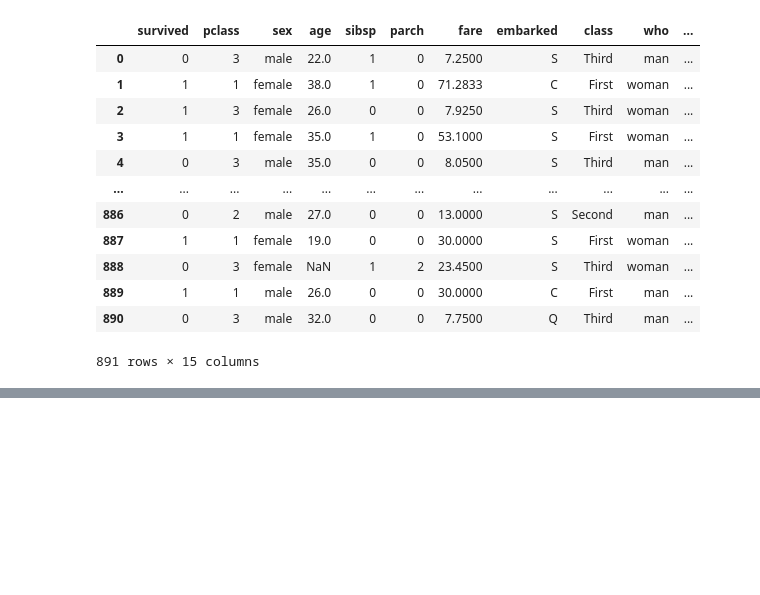
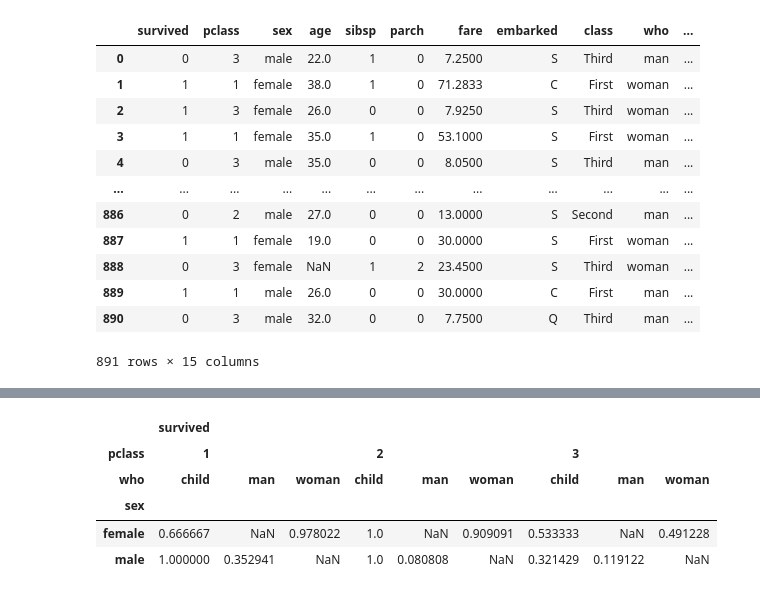
Before and after one commit to yasir5008/DS_-_ITF_Just_Working_Directory, a Jupyter notebook: DS_python_works/DAwPy_Sessions/DAwPy-S6.ipynb, the cells around one changed output, grey strips where cells are left out. Saved outputs shown, nothing was run; the diff lists cells and outputs as text; code cells hidden in the pictures; blank space fills up the shorter version.

```diff
--- a/DS_python_works/DAwPy_Sessions/DAwPy-S6.ipynb
+++ b/DS_python_works/DAwPy_Sessions/DAwPy-S6.ipynb
@@ -70,0 +286,9 @@ titanic                                  #
+# %%
+titanic.groupby(['sex','who','pclass'])[['survived']].mean().unstack().unstack()
+# %% [output]
+|  | survived |  |  |  |  |  |  |  |  |
+| pclass | 1 |  |  | 2 |  |  | 3 |  |  |
+| who | child | man | woman | child | man | woman | child | man | woman |
+| sex |  |  |  |  |  |  |  |  |  |
+| female | 0.666667 | NaN | 0.978022 | 1.0 | NaN | 0.909091 | 0.533333 | NaN | 0.491228 |
+| male | 1.000000 | 0.352941 | NaN | 1.0 | 0.080808 | NaN | 0.321429 | 0.119122 | NaN |
```
Also changed, not shown: parts of 39 cells of this notebook, 1 other file.
